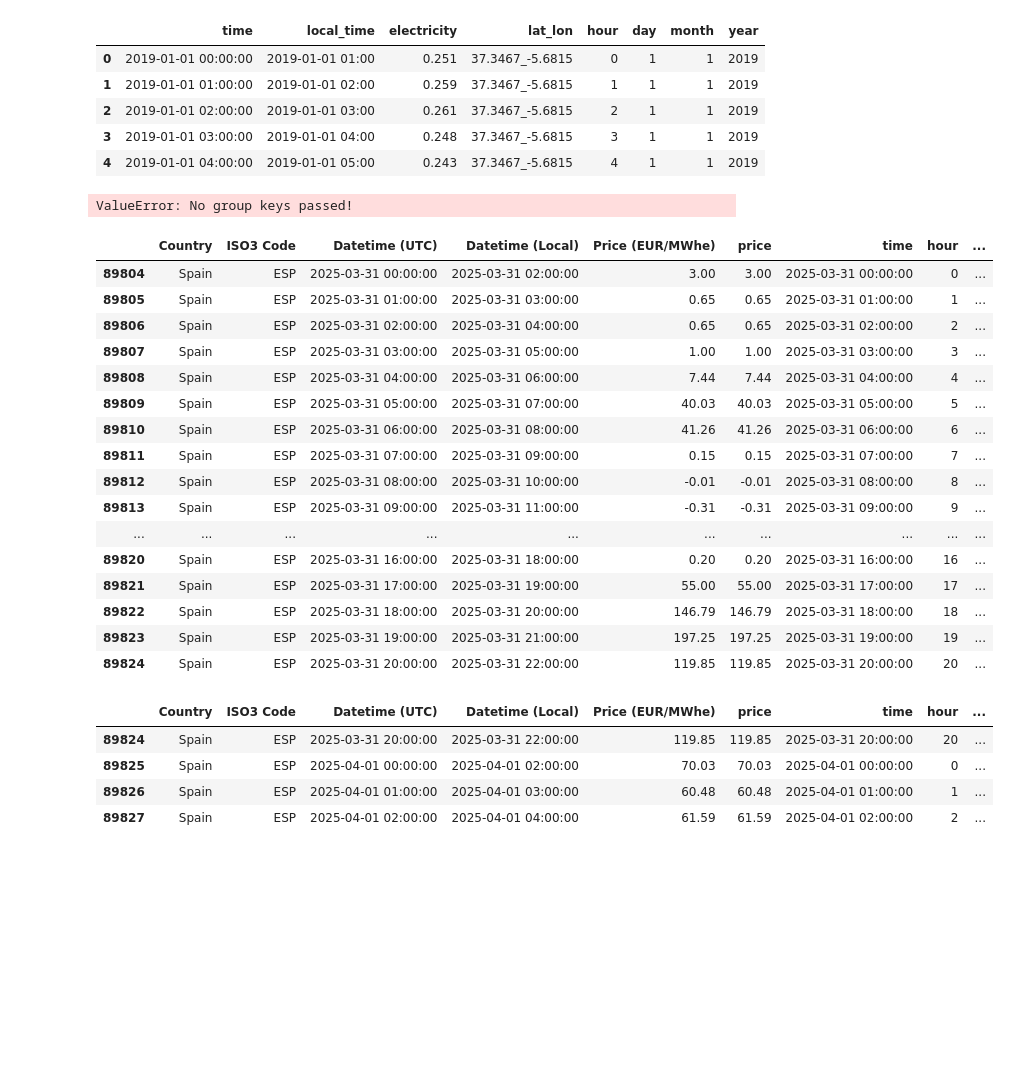
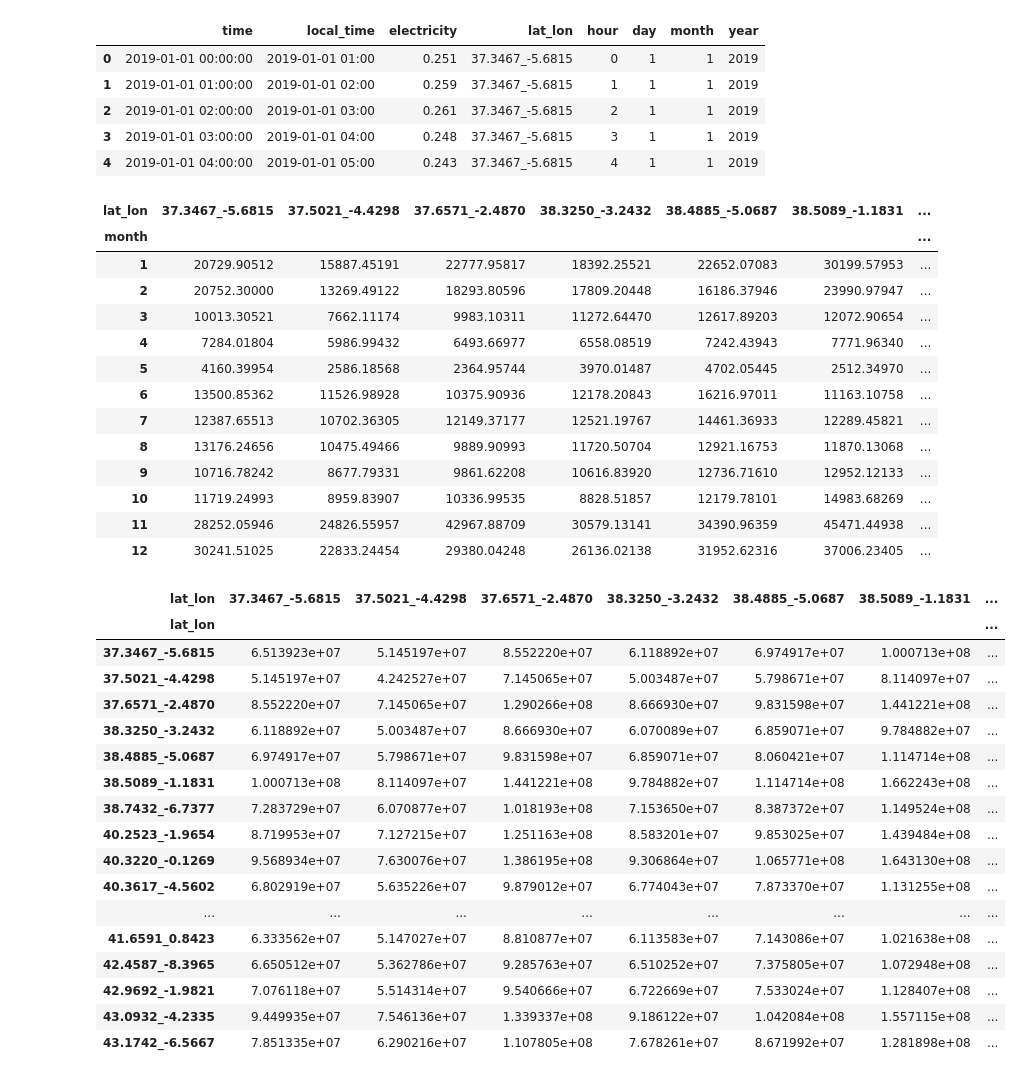
Before and after one commit to marchd1997/EDP_CRM_week, a Jupyter notebook: notebooks/exploration_prices.ipynb, the cells around one changed output. Cells and saved outputs as stored; diff of their text form; code cells hidden in the pictures; blank space fills up the shorter version.

```diff
--- a/notebooks/exploration_prices.ipynb
+++ b/notebooks/exploration_prices.ipynb
@@ -77,36 +85,44 @@ df_revenue = df_revenue[['lat_lon','price','electricity','hour','day','month']]
 # compute asset revenue
 df_revenue['revenue'] = df_revenue['price'] * df_revenue['electricity']
 # %%
-df_revenue.groupby(['lat_lon','month'])['revenue'].sum() # Todo: hourly
-df_revenue.pivot_table()
+monthly_rev = pd.pivot_table(df_revenue, values='revenue', index='month', columns='lat_lon', aggfunc='sum')
+monthly_rev
 # %% [output]
-ValueError: No group keys passed!
+| lat_lon | 37.3467_-5.6815 | 37.5021_-4.4298 | 37.6571_-2.4870 | 38.3250_-3.2432 | 38.4885_-5.0687 | 38.5089_-1.1831 | ... |
+| month |  |  |  |  |  |  | ... |
+| 1 | 20729.90512 | 15887.45191 | 22777.95817 | 18392.25521 | 22652.07083 | 30199.57953 | ... |
+| 2 | 20752.30000 | 13269.49122 | 18293.80596 | 17809.20448 | 16186.37946 | 23990.97947 | ... |
+| 3 | 10013.30521 | 7662.11174 | 9983.10311 | 11272.64470 | 12617.89203 | 12072.90654 | ... |
+| 4 | 7284.01804 | 5986.99432 | 6493.66977 | 6558.08519 | 7242.43943 | 7771.96340 | ... |
+| 5 | 4160.39954 | 2586.18568 | 2364.95744 | 3970.01487 | 4702.05445 | 2512.34970 | ... |
+| 6 | 13500.85362 | 11526.98928 | 10375.90936 | 12178.20843 | 16216.97011 | 11163.10758 | ... |
+| 7 | 12387.65513 | 10702.36305 | 12149.37177 | 12521.19767 | 14461.36933 | 12289.45821 | ... |
+| 8 | 13176.24656 | 10475.49466 | 9889.90993 | 11720.50704 | 12921.16753 | 11870.13068 | ... |
+| 9 | 10716.78242 | 8677.79331 | 9861.62208 | 10616.83920 | 12736.71610 | 12952.12133 | ... |
+| 10 | 11719.24993 | 8959.83907 | 10336.99535 | 8828.51857 | 12179.78101 | 14983.68269 | ... |
+| 11 | 28252.05946 | 24826.55957 | 42967.88709 | 30579.13141 | 34390.96359 | 45471.44938 | ... |
+| 12 | 30241.51025 | 22833.24454 | 29380.04248 | 26136.02138 | 31952.62316 | 37006.23405 | ... |
 # %%
-mask = (prices['day'] == 31) & (prices['month'] == 3) & (prices['year'] == 2025)
-prices[mask]
+cov = monthly_rev.cov()
+exp = monthly_rev.sum()
-# %% [output]
-|  | Country | ISO3 Code | Datetime (UTC) | Datetime (Local) | Price (EUR/MWhe) | price | time | hour | ... |
-| 89804 | Spain | ESP | 2025-03-31 00:00:00 | 2025-03-31 02:00:00 | 3.00 | 3.00 | 2025-03-31 00:00:00 | 0 | ... |
-| 89805 | Spain | ESP | 2025-03-31 01:00:00 | 2025-03-31 03:00:00 | 0.65 | 0.65 | 2025-03-31 01:00:00 | 1 | ... |
-| 89806 | Spain | ESP | 2025-03-31 02:00:00 | 2025-03-31 04:00:00 | 0.65 | 0.65 | 2025-03-31 02:00:00 | 2 | ... |
-| 89807 | Spain | ESP | 2025-03-31 03:00:00 | 2025-03-31 05:00:00 | 1.00 | 1.00 | 2025-03-31 03:00:00 | 3 | ... |
-| 89808 | Spain | ESP | 2025-03-31 04:00:00 | 2025-03-31 06:00:00 | 7.44 | 7.44 | 2025-03-31 04:00:00 | 4 | ... |
-| 89809 | Spain | ESP | 2025-03-31 05:00:00 | 2025-03-31 07:00:00 | 40.03 | 40.03 | 2025-03-31 05:00:00 | 5 | ... |
-| 89810 | Spain | ESP | 2025-03-31 06:00:00 | 2025-03-31 08:00:00 | 41.26 | 41.26 | 2025-03-31 06:00:00 | 6 | ... |
-| 89811 | Spain | ESP | 2025-03-31 07:00:00 | 2025-03-31 09:00:00 | 0.15 | 0.15 | 2025-03-31 07:00:00 | 7 | ... |
-| 89812 | Spain | ESP | 2025-03-31 08:00:00 | 2025-03-31 10:00:00 | -0.01 | -0.01 | 2025-03-31 08:00:00 | 8 | ... |
-| 89813 | Spain | ESP | 2025-03-31 09:00:00 | 2025-03-31 11:00:00 | -0.31 | -0.31 | 2025-03-31 09:00:00 | 9 | ... |
-| ... | ... | ... | ... | ... | ... | ... | ... | ... | ... |
-| 89820 | Spain | ESP | 2025-03-31 16:00:00 | 2025-03-31 18:00:00 | 0.20 | 0.20 | 2025-03-31 16:00:00 | 16 | ... |
-| 89821 | Spain | ESP | 2025-03-31 17:00:00 | 2025-03-31 19:00:00 | 55.00 | 55.00 | 2025-03-31 17:00:00 | 17 | ... |
-| 89822 | Spain | ESP | 2025-03-31 18:00:00 | 2025-03-31 20:00:00 | 146.79 | 146.79 | 2025-03-31 18:00:00 | 18 | ... |
-| 89823 | Spain | ESP | 2025-03-31 19:00:00 | 2025-03-31 21:00:00 | 197.25 | 197.25 | 2025-03-31 19:00:00 | 19 | ... |
-| 89824 | Spain | ESP | 2025-03-31 20:00:00 | 2025-03-31 22:00:00 | 119.85 | 119.85 | 2025-03-31 20:00:00 | 20 | ... |
-# %%
-prices.loc[89824:89827,:]
-# %% [output]
-|  | Country | ISO3 Code | Datetime (UTC) | Datetime (Local) | Price (EUR/MWhe) | price | time | hour | ... |
-| 89824 | Spain | ESP | 2025-03-31 20:00:00 | 2025-03-31 22:00:00 | 119.85 | 119.85 | 2025-03-31 20:00:00 | 20 | ... |
-| 89825 | Spain | ESP | 2025-04-01 00:00:00 | 2025-04-01 02:00:00 | 70.03 | 70.03 | 2025-04-01 00:00:00 | 0 | ... |
-| 89826 | Spain | ESP | 2025-04-01 01:00:00 | 2025-04-01 03:00:00 | 60.48 | 60.48 | 2025-04-01 01:00:00 | 1 | ... |
-| 89827 | Spain | ESP | 2025-04-01 02:00:00 | 2025-04-01 04:00:00 | 61.59 | 61.59 | 2025-04-01 02:00:00 | 2 | ... |
+# %%
+cov
+# %% [output]
+| lat_lon | 37.3467_-5.6815 | 37.5021_-4.4298 | 37.6571_-2.4870 | 38.3250_-3.2432 | 38.4885_-5.0687 | 38.5089_-1.1831 | ... |
+| lat_lon |  |  |  |  |  |  | ... |
+| 37.3467_-5.6815 | 6.513923e+07 | 5.145197e+07 | 8.552220e+07 | 6.118892e+07 | 6.974917e+07 | 1.000713e+08 | ... |
+| 37.5021_-4.4298 | 5.145197e+07 | 4.242527e+07 | 7.145065e+07 | 5.003487e+07 | 5.798671e+07 | 8.114097e+07 | ... |
+| 37.6571_-2.4870 | 8.552220e+07 | 7.145065e+07 | 1.290266e+08 | 8.666930e+07 | 9.831598e+07 | 1.441221e+08 | ... |
+| 38.3250_-3.2432 | 6.118892e+07 | 5.003487e+07 | 8.666930e+07 | 6.070089e+07 | 6.859071e+07 | 9.784882e+07 | ... |
+| 38.4885_-5.0687 | 6.974917e+07 | 5.798671e+07 | 9.831598e+07 | 6.859071e+07 | 8.060421e+07 | 1.114714e+08 | ... |
+| 38.5089_-1.1831 | 1.000713e+08 | 8.114097e+07 | 1.441221e+08 | 9.784882e+07 | 1.114714e+08 | 1.662243e+08 | ... |
+| 38.7432_-6.7377 | 7.283729e+07 | 6.070877e+07 | 1.018193e+08 | 7.153650e+07 | 8.387372e+07 | 1.149524e+08 | ... |
+| 40.2523_-1.9654 | 8.719953e+07 | 7.127215e+07 | 1.251163e+08 | 8.583201e+07 | 9.853025e+07 | 1.439484e+08 | ... |
+| 40.3220_-0.1269 | 9.568934e+07 | 7.630076e+07 | 1.386195e+08 | 9.306864e+07 | 1.065771e+08 | 1.643130e+08 | ... |
+| 40.3617_-4.5602 | 6.802919e+07 | 5.635226e+07 | 9.879012e+07 | 6.774043e+07 | 7.873370e+07 | 1.131255e+08 | ... |
+| ... | ... | ... | ... | ... | ... | ... | ... |
+| 41.6591_0.8423 | 6.333562e+07 | 5.147027e+07 | 8.810877e+07 | 6.113583e+07 | 7.143086e+07 | 1.021638e+08 | ... |
+| 42.4587_-8.3965 | 6.650512e+07 | 5.362786e+07 | 9.285763e+07 | 6.510252e+07 | 7.375805e+07 | 1.072948e+08 | ... |
+| 42.9692_-1.9821 | 7.076118e+07 | 5.514314e+07 | 9.540666e+07 | 6.722669e+07 | 7.533024e+07 | 1.128407e+08 | ... |
+| 43.0932_-4.2335 | 9.449935e+07 | 7.546136e+07 | 1.339337e+08 | 9.186122e+07 | 1.042084e+08 | 1.557115e+08 | ... |
+| 43.1742_-6.5667 | 7.851335e+07 | 6.290216e+07 | 1.107805e+08 | 7.678261e+07 | 8.671992e+07 | 1.281898e+08 | ... |
```
Also changed, not shown: parts of 6 cells of this notebook.
